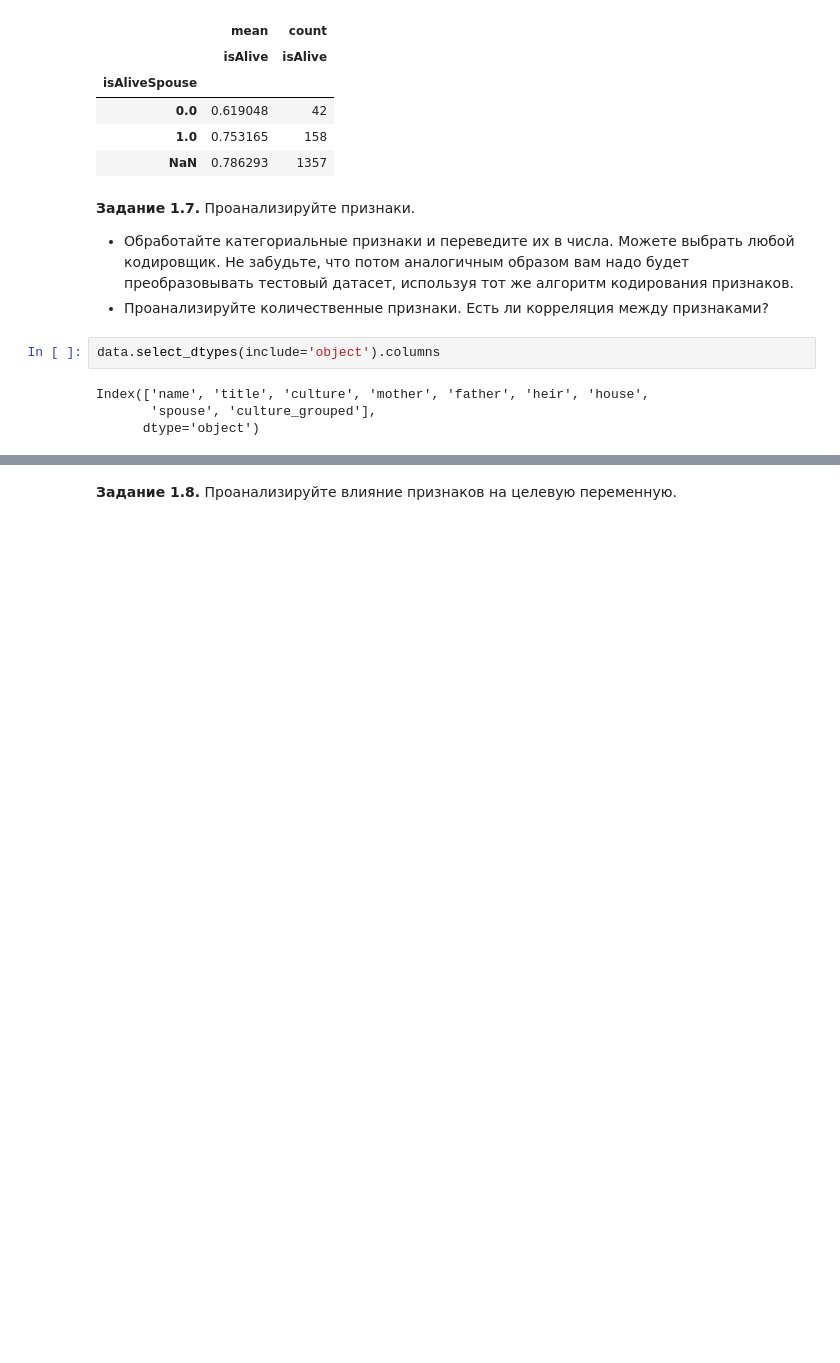
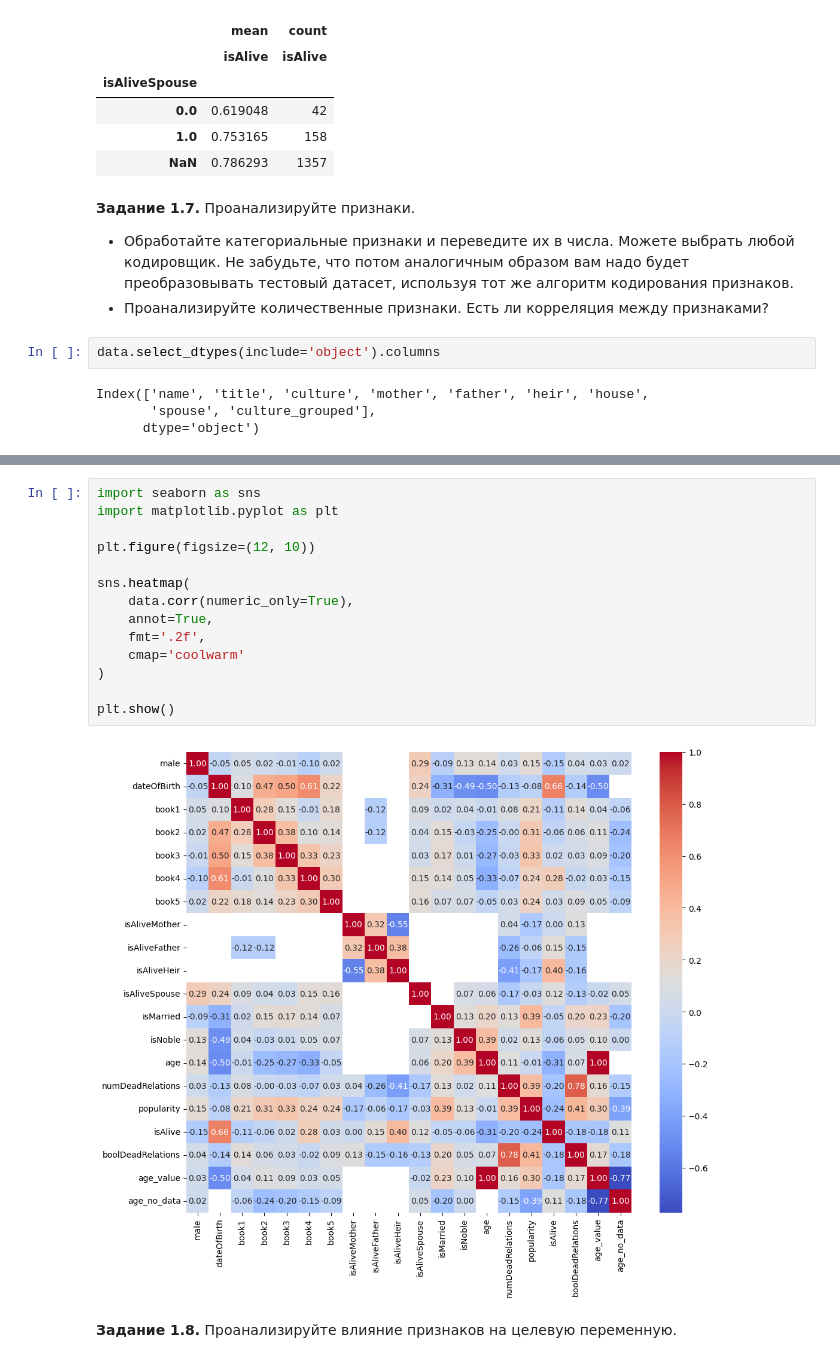
Before and after one commit to Julkinis/DL, a Jupyter notebook: week_01_ml_intro/Homework/hw_1_game_of_thrones.ipynb, the cells around one changed output, grey strips where cells are left out. Cells and saved outputs as stored; diff of their text form; blank space fills up the shorter version.

```diff
--- a/week_01_ml_intro/Homework/hw_1_game_of_thrones.ipynb
+++ b/week_01_ml_intro/Homework/hw_1_game_of_thrones.ipynb
@@ -472,2 +473,18 @@ data_more.head()
+# %%
+import seaborn as sns
+import matplotlib.pyplot as plt
+
+plt.figure(figsize=(12, 10))
+
+sns.heatmap(
+    data.corr(numeric_only=True),
+    annot=True,
+    fmt='.2f',
+    cmap='coolwarm'
+)
+
+plt.show()
+# %% [output]
+[figure, added]
 # %% [markdown]
 **Задание 1.8.** Проанализируйте влияние признаков на целевую переменную.
```
Also changed, not shown: parts of 5 cells of this notebook.
